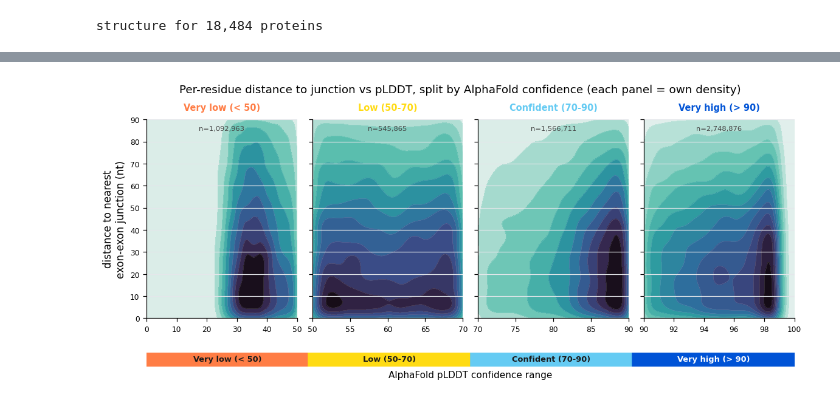
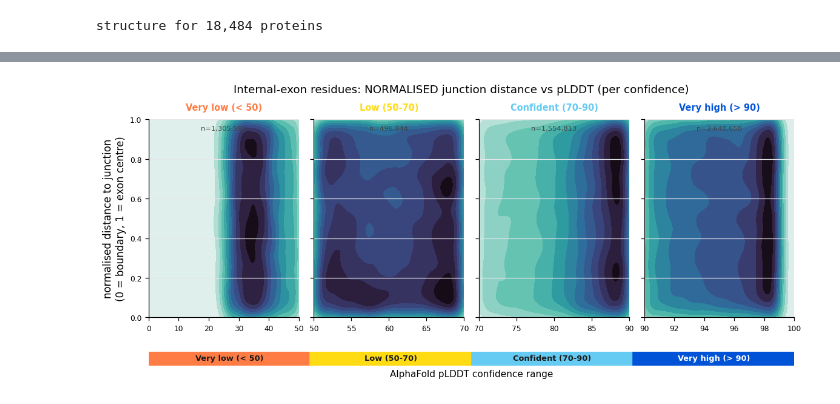
Before and after one commit to SotoLF/fastCDS, a Jupyter notebook: tutorial/reproduce_paper/end_to_end/alphafold_plddt_junctions.ipynb, the cells around one changed output, grey strips where cells are left out. Saved outputs shown, nothing was run; the diff lists cells and outputs as text; code cells hidden in the pictures.

```diff
--- a/tutorial/reproduce_paper/end_to_end/alphafold_plddt_junctions.ipynb
+++ b/tutorial/reproduce_paper/end_to_end/alphafold_plddt_junctions.ipynb
@@ -257,54 +271,57 @@ bar along the bottom** (the AFDB Model-Confidence key).
 # %%
 from scipy.stats import gaussian_kde
 from matplotlib.colors import LinearSegmentedColormap
 from IPython.display import display
 
 # nice sequential palette (mako-like): light = sparse -> dark = dense
 mako = LinearSegmentedColormap.from_list("mako_like", [
     "#f4f6f5", "#a8dbcf", "#5bbfae", "#2c9aa0", "#2e6f9e",
     "#3a4b86", "#35264c", "#0b0405"])
 # AlphaFold DB confidence ranges (lo, hi, colour, label)
 BANDS = [(0, 50, "#FF7D45", "Very low (< 50)"), (50, 70, "#FFDB13", "Low (50-70)"),
          (70, 90, "#65CBF3", "Confident (70-90)"), (90, 100, "#0053D6", "Very high (> 90)")]
+rng = np.random.default_rng(0)
 
-rng = np.random.default_rng(0)
-fig = plt.figure(figsize=(12.5, 4.8))
-gs = fig.add_gridspec(2, 4, height_ratios=[14, 1], hspace=0.32, wspace=0.10)
-ax0 = fig.add_subplot(gs[0, 0])
-panels = [ax0] + [fig.add_subplot(gs[0, i], sharey=ax0) for i in range(1, 4)]
+def four_panel(yvals, ylab, ymax, title, savename):
+    fig = plt.figure(figsize=(12.5, 4.8))
+    gs = fig.add_gridspec(2, 4, height_ratios=[14, 1], hspace=0.32, wspace=0.10)
+    ax0 = fig.add_subplot(gs[0, 0])
+    panels = [ax0] + [fig.add_subplot(gs[0, i], sharey=ax0) for i in range(1, 4)]
+    for ax, (lo, hi, col, lab) in zip(panels, BANDS):
+        sel = (plddt >= lo) & (plddt < (hi + 0.01 if hi == 100 else hi))
+        px, py = plddt[sel], yvals[sel]
+        s = rng.choice(len(px), min(40000, len(px)), replace=False)   # own KDE per panel
+        kde = gaussian_kde(np.vstack([px[s], py[s]]))
+        gx, gy = np.mgrid[lo:hi:120j, 0:ymax:170j]
+        zz = kde(np.vstack([gx.ravel(), gy.ravel()])).reshape(gx.shape)
+        ax.contourf(gx, gy, zz, levels=12, cmap=mako)
+        ax.set_xlim(lo, hi); ax.set_ylim(0, ymax)
+        ax.set_title(lab, color=col, fontsize=9.5, fontweight="bold")
+        ax.tick_params(labelsize=8)
+        ax.text(0.5, 0.97, f"n={int(sel.sum()):,}", transform=ax.transAxes, ha="center",
+                va="top", fontsize=7.5, color="#444")
+    panels[0].set_ylabel(ylab)
+    for ax in panels[1:]:
+        ax.tick_params(labelleft=False)
+    barax = fig.add_subplot(gs[1, :])
+    for i, (lo, hi, col, lab) in enumerate(BANDS):
+        barax.axvspan(i, i + 1, color=col)
+        barax.text(i + 0.5, 0.5, lab, ha="center", va="center", fontsize=8.5,
+                   fontweight="bold", color="white" if col == "#0053D6" else "#1a1a1a")
+    barax.set_xlim(0, 4); barax.set_ylim(0, 1); barax.set_xticks([]); barax.set_yticks([])
+    for sp in barax.spines.values():
+        sp.set_visible(False)
+    barax.set_xlabel("AlphaFold pLDDT confidence range", fontsize=10)
+    fig.suptitle(title, fontsize=12, y=0.99)
+    display(fig)
+    fig.savefig(DATA / savename, bbox_inches="tight")
 
-for ax, (lo, hi, col, lab) in zip(panels, BANDS):
-    sel = (plddt >= lo) & (plddt < (hi + 0.01 if hi == 100 else hi))
-    px, py = plddt[sel], dist[sel]
-    s = rng.choice(len(px), min(40000, len(px)), replace=False)   # own KDE per panel
-    kde = gaussian_kde(np.vstack([px[s], py[s]]))
-    gx, gy = np.mgrid[lo:hi:120j, 0:WIN_NT:170j]
-    zz = kde(np.vstack([gx.ravel(), gy.ravel()])).reshape(gx.shape)
-    ax.contourf(gx, gy, zz, levels=12, cmap=mako)
-    ax.contour(gx, gy, zz, levels=12, colors="white", linewidths=0.2, alpha=0.4)
-    ax.set_xlim(lo, hi); ax.set_ylim(0, WIN_NT)
-    ax.set_title(lab, color=col, fontsize=9.5, fontweight="bold")
-    ax.tick_params(labelsize=8)
-    ax.text(0.5, 0.97, f"n={int(sel.sum()):,}", transform=ax.transAxes, ha="center",
-            va="top", fontsize=7.5, color="#444")
-panels[0].set_ylabel("distance to nearest\nexon-exon junction (nt)")
-for ax in panels[1:]:
-    ax.tick_params(labelleft=False)
-
-# categorical pLDDT confidence bar along the BOTTOM
-barax = fig.add_subplot(gs[1, :])
-for i, (lo, hi, col, lab) in enumerate(BANDS):
-    barax.axvspan(i, i + 1, color=col)
-    barax.text(i + 0.5, 0.5, lab, ha="center", va="center", fontsize=8.5,
-               fontweight="bold", color="white" if col == "#0053D6" else "#1a1a1a")
-barax.set_xlim(0, 4); barax.set_ylim(0, 1); barax.set_xticks([]); barax.set_yticks([])
-for sp in barax.spines.values():
-    sp.set_visible(False)
-barax.set_xlabel("AlphaFold pLDDT confidence range", fontsize=10)
-
-fig.suptitle("Per-residue distance to junction vs pLDDT, split by AlphaFold "
-             "confidence (each panel = own density)", fontsize=12, y=0.99)
-display(fig)
-fig.savefig(DATA / "fig_analysis4_plddt.png", bbox_inches="tight")
+four_panel(nrm, "normalised distance to junction\n(0 = boundary, 1 = exon centre)", 1.0,
+           "Internal-exon residues: NORMALISED junction distance vs pLDDT (per confidence)",
+           "fig_analysis4_plddt.png")
+ntcap = float(np.percentile(ntd, 99))
+four_panel(np.minimum(ntd, ntcap), f"distance to junction (nt, shown to p99 = {ntcap:.0f})", ntcap,
+           "Internal-exon residues: nt junction distance vs pLDDT (per confidence)",
+           "fig_analysis4_plddt_nt.png")
 # %% [output]
-[figure, old version]
+[figure, new version]
```
Also changed, not shown: parts of 6 cells of this notebook.
